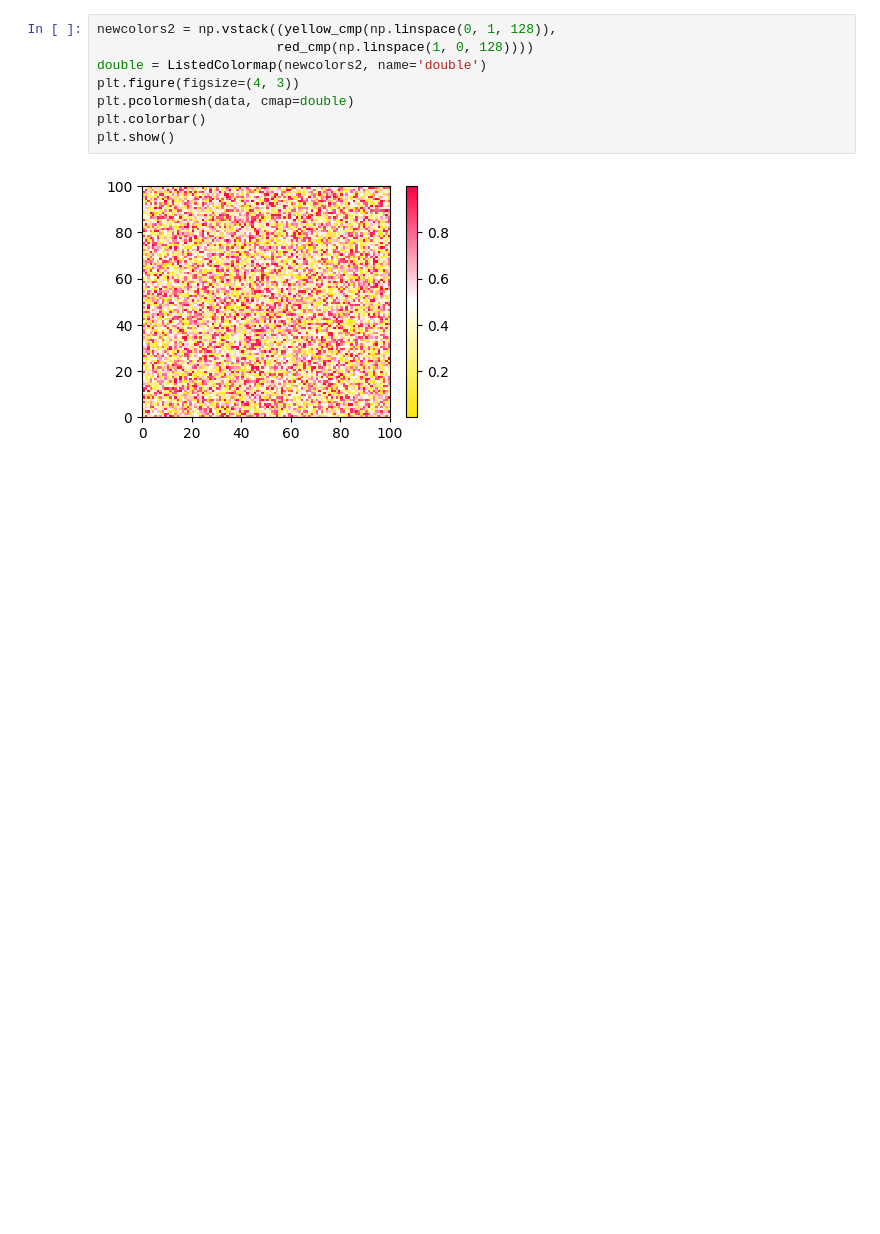
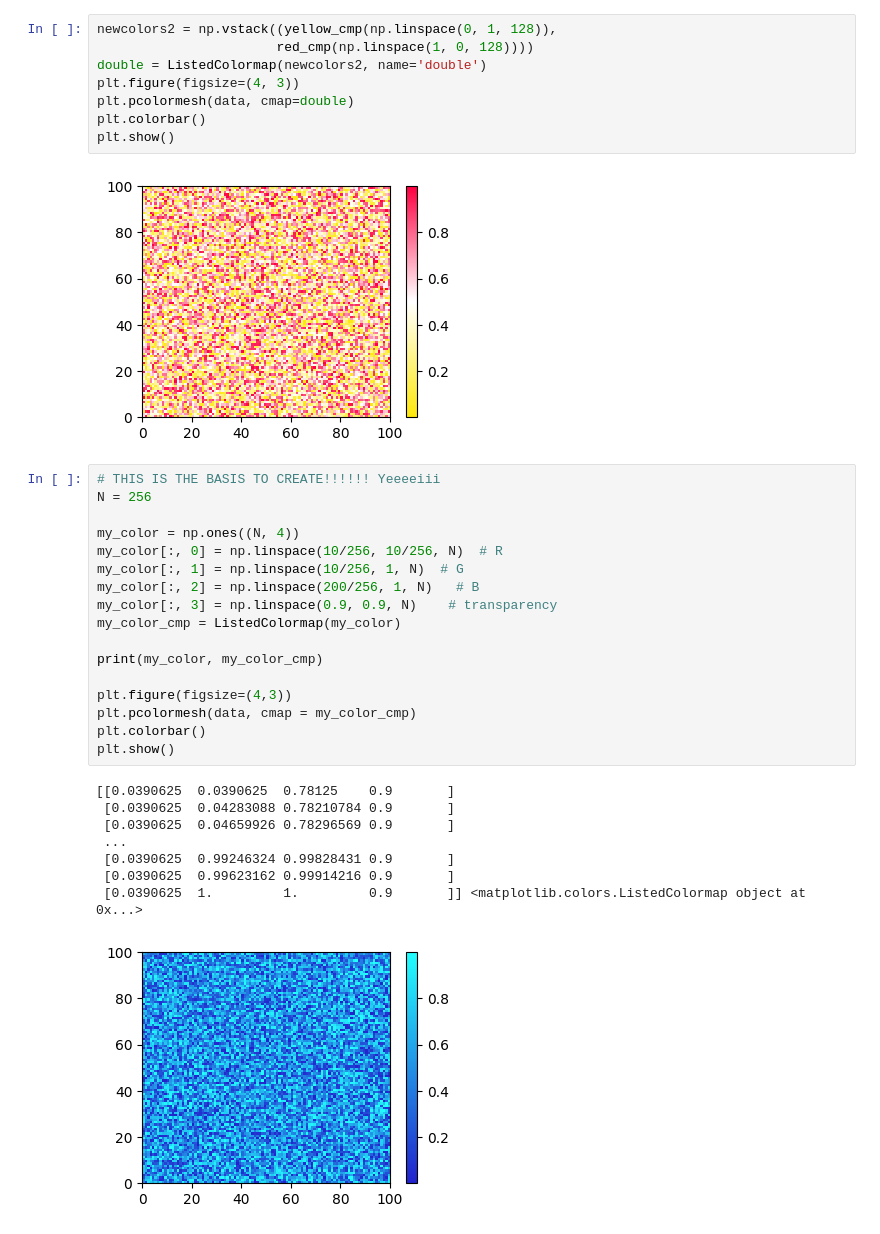
Before and after one commit to Astro-Sisters/mariprism, a Jupyter notebook: mariprism/design.ipynb, the cells around one changed output. Drawn from its saved outputs; the diff is of its cells as text; blank space fills up the shorter version.

```diff
--- a/mariprism/design.ipynb
+++ b/mariprism/design.ipynb
@@ -96,3 +106,29 @@ plt.colorbar()
 plt.show()
 # %% [output]
 [figure]
+# %%
+# THIS IS THE BASIS TO CREATE!!!!!! Yeeeeiii
+N = 256
+
+my_color = np.ones((N, 4))
+my_color[:, 0] = np.linspace(10/256, 10/256, N)  # R
+my_color[:, 1] = np.linspace(10/256, 1, N)  # G
+my_color[:, 2] = np.linspace(200/256, 1, N)   # B
+my_color[:, 3] = np.linspace(0.9, 0.9, N)    # transparency
+my_color_cmp = ListedColormap(my_color)
+
+print(my_color, my_color_cmp)
+
+plt.figure(figsize=(4,3))
+plt.pcolormesh(data, cmap = my_color_cmp)
+plt.colorbar()
+plt.show()
+# %% [output]
+[[0.0390625  0.0390625  0.78125    0.9       ]
+ [0.0390625  0.04283088 0.78210784 0.9       ]
+ [0.0390625  0.04659926 0.78296569 0.9       ]
+ ...
+ [0.0390625  0.99246324 0.99828431 0.9       ]
+ [0.0390625  0.99623162 0.99914216 0.9       ]
+ [0.0390625  1.         1.         0.9       ]] <matplotlib.colors.ListedColormap object at 0x...>
+[figure, added]
```
Also changed, not shown: parts of 4 cells of this notebook.
